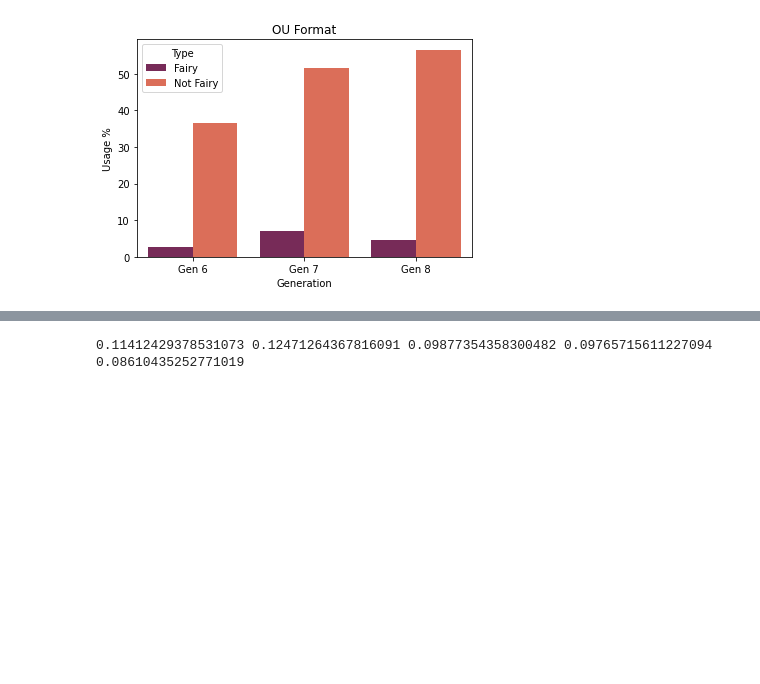
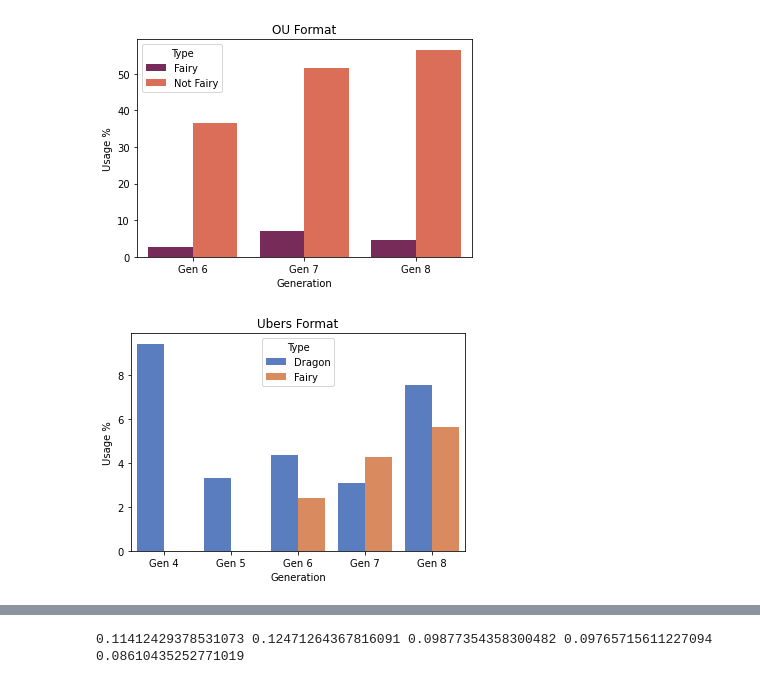
Before and after one commit to mr4tt/Fairy-Pokemon-Analysis, a Jupyter notebook: EDACheckpointGroup013-Fa21.ipynb, the cells around one changed output, grey strips where cells are left out. Saved outputs shown, nothing was run; the diff lists cells and outputs as text; code cells hidden in the pictures; blank space fills up the shorter version.

Commit message:
Added dragon vs fairy usage charts

```diff
--- a/EDACheckpointGroup013-Fa21.ipynb
+++ b/EDACheckpointGroup013-Fa21.ipynb
@@ -505,3 +505,19 @@ sns.barplot(x="Generation",
            ).set_title("OU Format");
 # %% [output]
 [figure]
+# %%
+ubdragonfairydf= pd.DataFrame(
+    {
+        "Generation" : ['Gen 4', 'Gen 4', 'Gen 5', 'Gen 5', 'Gen 6', 'Gen 6','Gen 7', 'Gen 7','Gen 8', 'Gen 8'],
+        "Type": ['Dragon', 'Fairy', 'Dragon', 'Fairy','Dragon', 'Fairy','Dragon', 'Fairy', 'Dragon', 'Fairy'],
+        "Usage %": [dgen4ubers[0], 0, dgen5ubers[0], 0, dgen6ubers[0], fgen6ubers[0], dgen7ubers[0], fgen7ubers[0], dgen8ubers[0], fgen8ubers[0]],
+    },
+)
+sns.barplot(x="Generation",
+            y="Usage %",
+            hue="Type",
+            data=ubdragonfairydf,
+            palette='muted'
+           ).set_title("Ubers Format");
+# %% [output]
+[figure, added]
```
Also changed, not shown: parts of 1 cell of this notebook.
